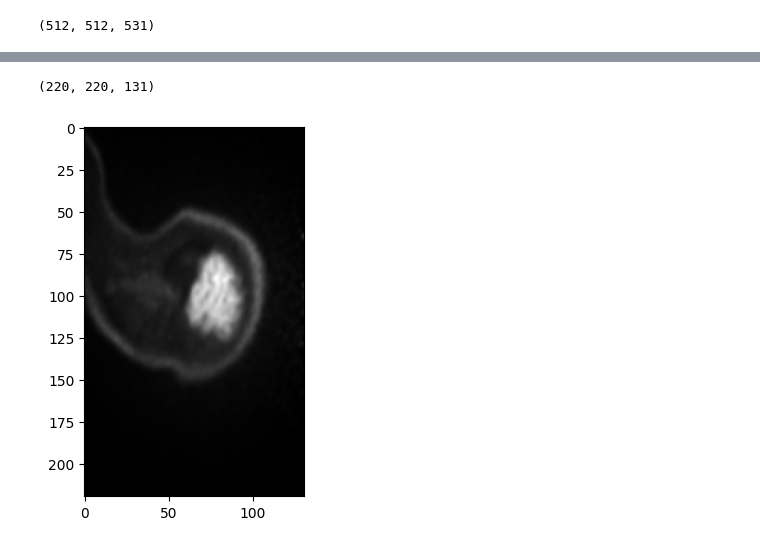
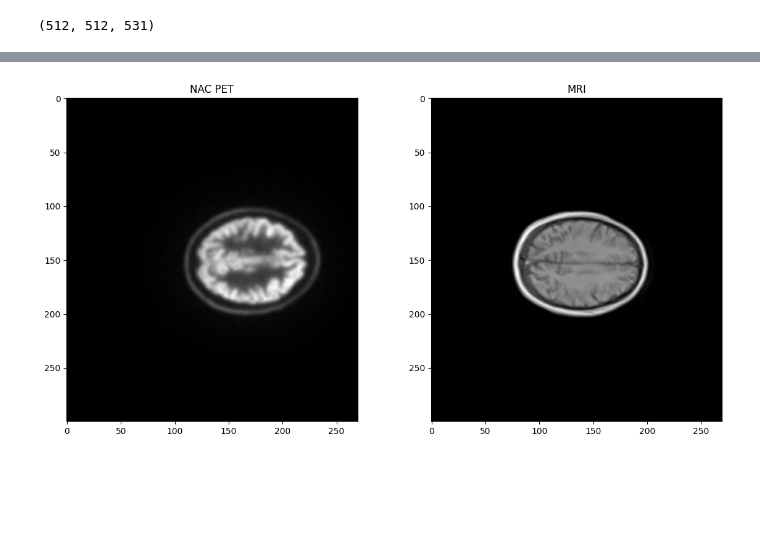
Before and after one commit to charlotteesavage/challenge-codebase, a Jupyter notebook: viewing copy.ipynb, the cells around one changed output, grey strips where cells are left out. Cells and saved outputs as stored; diff of their text form; code cells hidden in the pictures; blank space fills up the shorter version.

```diff
--- a/viewing copy.ipynb
+++ b/viewing copy.ipynb
@@ -56,5 +68,4 @@ plt.imshow(data_pet[:,:,470], cmap="gray")
 # %%
-brain_data = data_pet[180:400, 180:400,400:531]
-brain_data.shape
+# pet_brain_data = data_pet[180:400, 180:400,400:531]
+# mri_brain_data = data_mri[180:400, 180:400,400:531]
+# pet_brain_data.shape
-# %% [output]
-(220, 220, 131)
@@ -61,5 +74,2 @@ brain_data.shape
 # %%
-plt.imshow(brain_data[110,:,:], cmap="gray")
-plt.show()
+# plt.imshow(pet_brain_data[:,:,100], cmap="gray")
-# %% [output]
-[figure, removed]
@@ -65,0 +78,10 @@ plt.show()
+# %%
+fig, axes = plt.subplots(1, 2, figsize=(12, 6))
+axes[0].imshow(data_pet[100:400,110:380,490], cmap="gray")
+axes[0].set_title("NAC PET")
+axes[1].imshow(data_mri[100:400,110:380,500], cmap="gray")
+axes[1].set_title("MRI")
+plt.tight_layout()
+plt.show()
+# %% [output]
+[figure, added]
```
Also changed, not shown: parts of 14 cells of this notebook.
